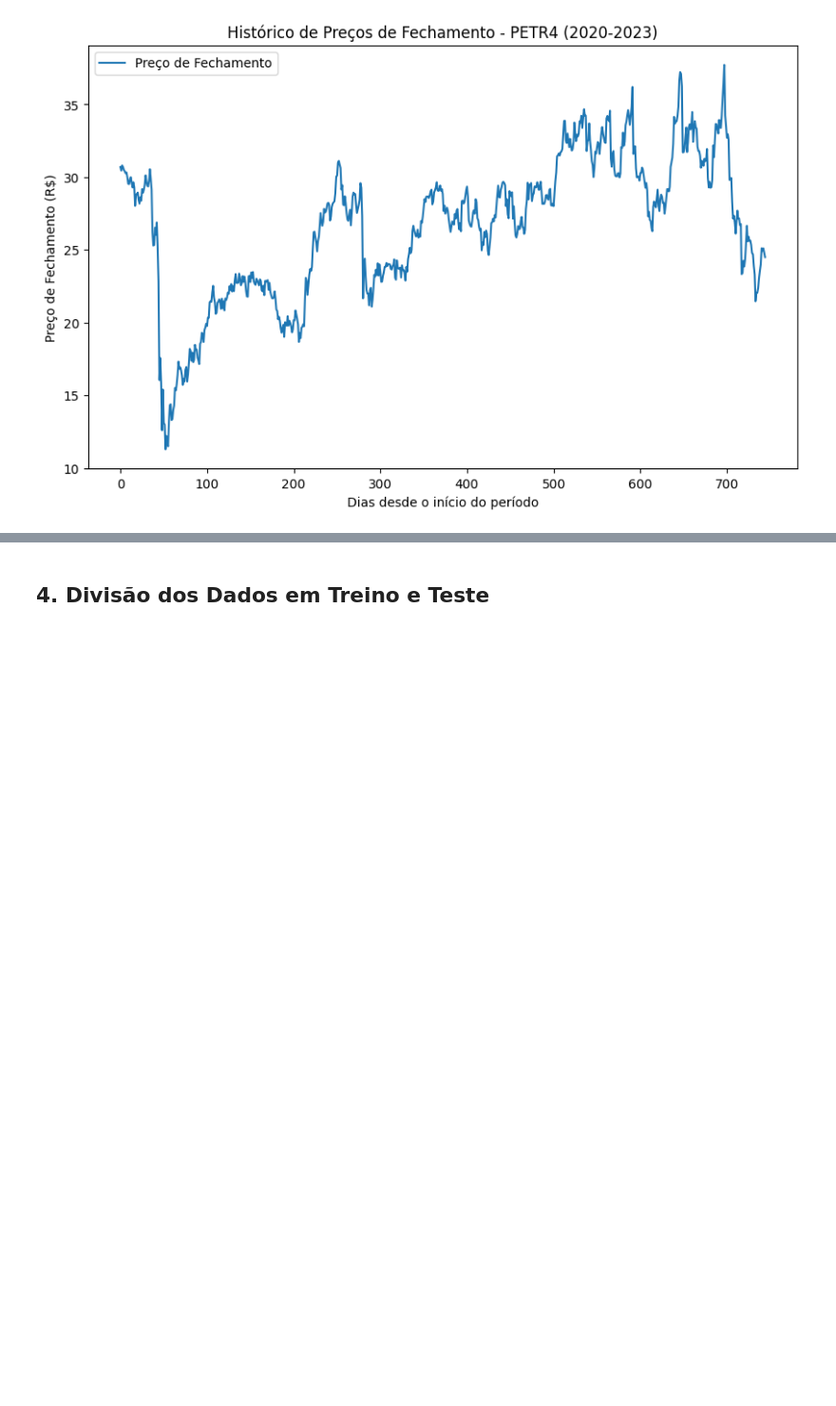
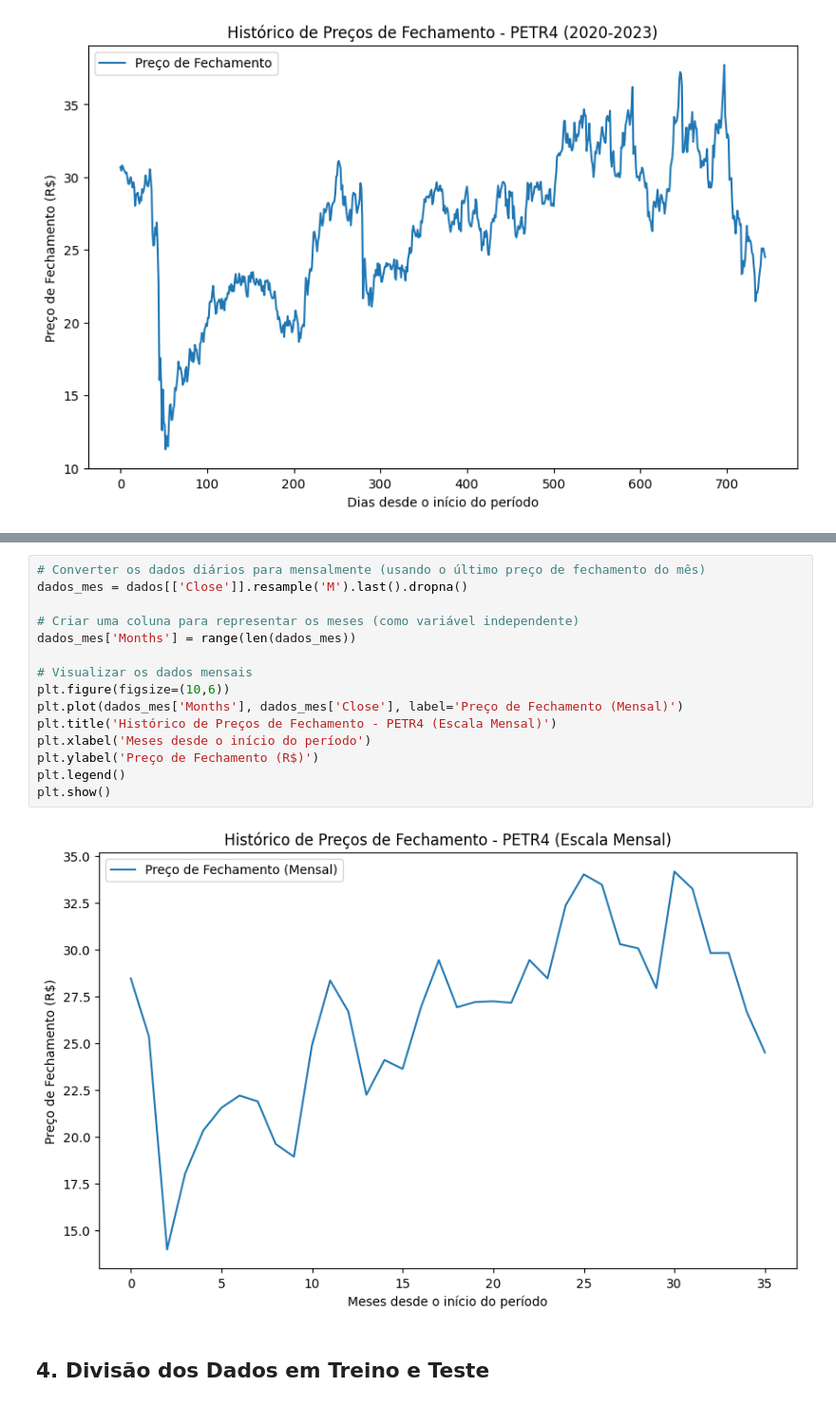
Before and after one commit to vitorraiaa/alglin_projeto_6, a Jupyter notebook: projeto.ipynb, the cells around one changed output, grey strips where cells are left out. Shown at 95% size. Cells and saved outputs as stored; diff of their text form; blank space fills up the shorter version.

```diff
--- a/projeto.ipynb
+++ b/projeto.ipynb
@@ -52,3 +69,20 @@ plt.show()
+# %%
+# Converter os dados diários para mensalmente (usando o último preço de fechamento do mês)
+dados_mes = dados[['Close']].resample('M').last().dropna()
+
+# Criar uma coluna para representar os meses (como variável independente)
+dados_mes['Months'] = range(len(dados_mes))
+
+# Visualizar os dados mensais
+plt.figure(figsize=(10,6))
+plt.plot(dados_mes['Months'], dados_mes['Close'], label='Preço de Fechamento (Mensal)')
+plt.title('Histórico de Preços de Fechamento - PETR4 (Escala Mensal)')
+plt.xlabel('Meses desde o início do período')
+plt.ylabel('Preço de Fechamento (R$)')
+plt.legend()
+plt.show()
+# %% [output]
+[figure, added]
 # %% [markdown]
 ## 4. Divisão dos Dados em Treino e Teste
 # %%
```
Also changed, not shown: parts of 7 cells of this notebook.
